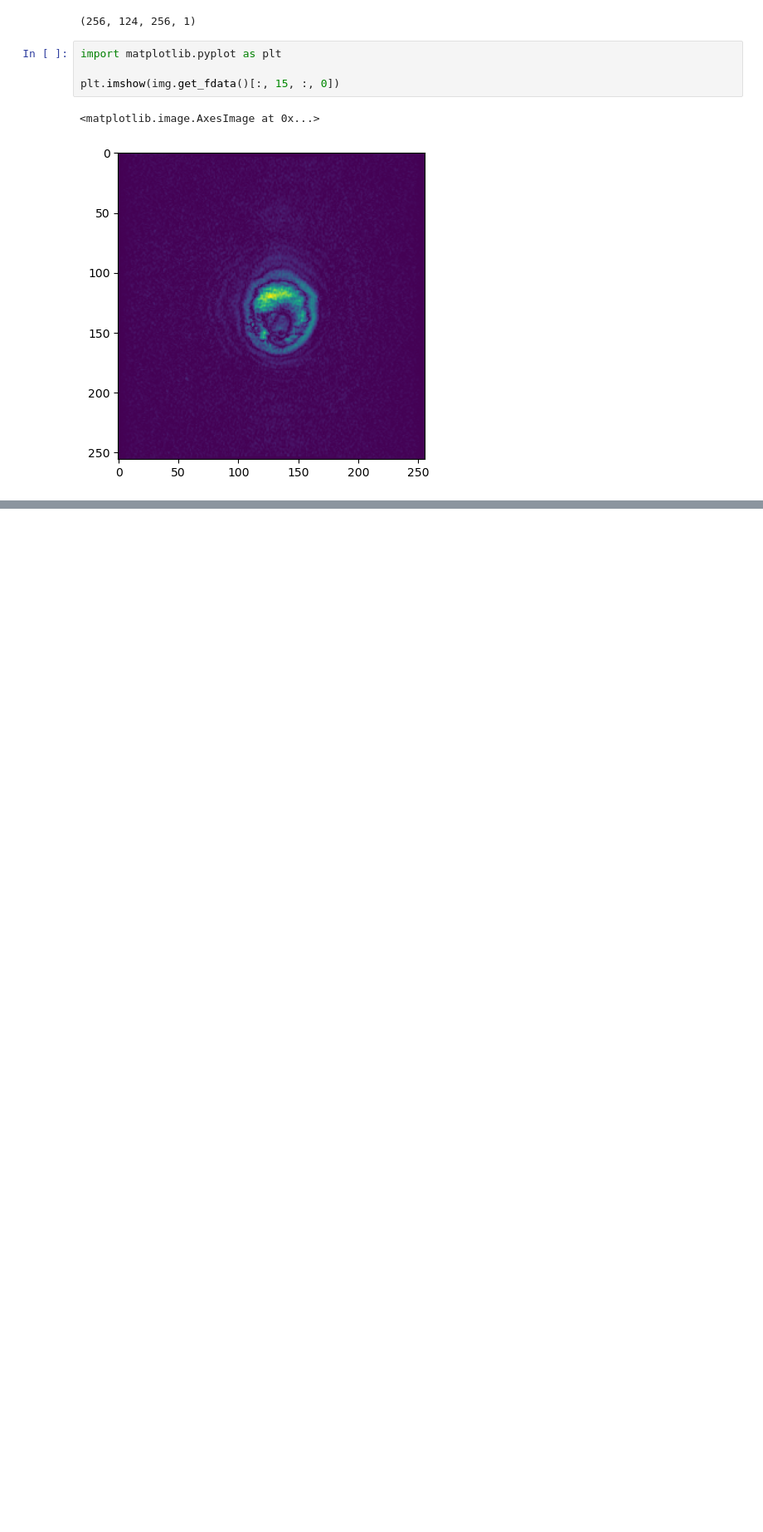
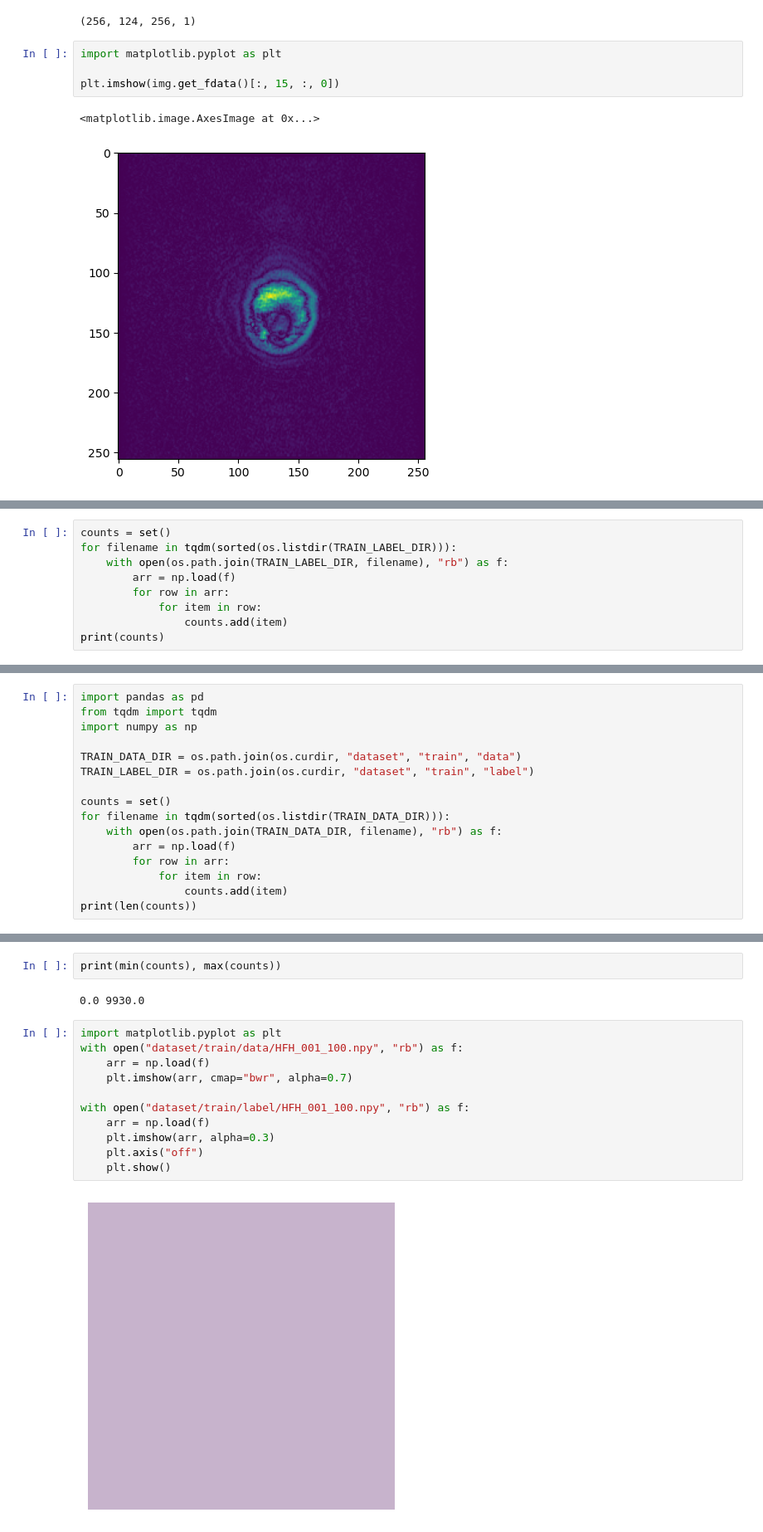
Before and after one commit to MinhyukWoo/keras_lecture, a Jupyter notebook: deep_learning_with_python/hippocampus/test.ipynb, the cells around one changed output, grey strips where cells are left out. Shown at 83% size. Saved outputs shown, nothing was run; the diff lists cells and outputs as text; blank space fills up the shorter version.

```diff
--- a/deep_learning_with_python/hippocampus/test.ipynb
+++ b/deep_learning_with_python/hippocampus/test.ipynb
@@ -18,0 +155,9 @@ plt.imshow(img.get_fdata()[:, 15, :, 0])
+# %%
+counts = set()
+for filename in tqdm(sorted(os.listdir(TRAIN_LABEL_DIR))):
+    with open(os.path.join(TRAIN_LABEL_DIR, filename), "rb") as f:
+        arr = np.load(f)
+        for row in arr:
+            for item in row:
+                counts.add(item)
+print(counts)
@@ -18,0 +166,16 @@ plt.imshow(img.get_fdata()[:, 15, :, 0])
+# %%
+import pandas as pd
+from tqdm import tqdm
+import numpy as np
+
+TRAIN_DATA_DIR = os.path.join(os.curdir, "dataset", "train", "data")
+TRAIN_LABEL_DIR = os.path.join(os.curdir, "dataset", "train", "label")
+
+counts = set()
+for filename in tqdm(sorted(os.listdir(TRAIN_DATA_DIR))):
+    with open(os.path.join(TRAIN_DATA_DIR, filename), "rb") as f:
+        arr = np.load(f)
+        for row in arr:
+            for item in row:
+                counts.add(item)
+print(len(counts))
@@ -18,0 +204,17 @@ plt.imshow(img.get_fdata()[:, 15, :, 0])
+# %%
+print(min(counts), max(counts))
+# %% [output]
+0.0 9930.0
+# %%
+import matplotlib.pyplot as plt
+with open("dataset/train/data/HFH_001_100.npy", "rb") as f:
+    arr = np.load(f)
+    plt.imshow(arr, cmap="bwr", alpha=0.7)
+
+with open("dataset/train/label/HFH_001_100.npy", "rb") as f:
+    arr = np.load(f)
+    plt.imshow(arr, alpha=0.3)
+    plt.axis("off")
+    plt.show()
+# %% [output]
+[figure, added]
```
Also changed, not shown: parts of 18 cells of this notebook, 1 other file.
